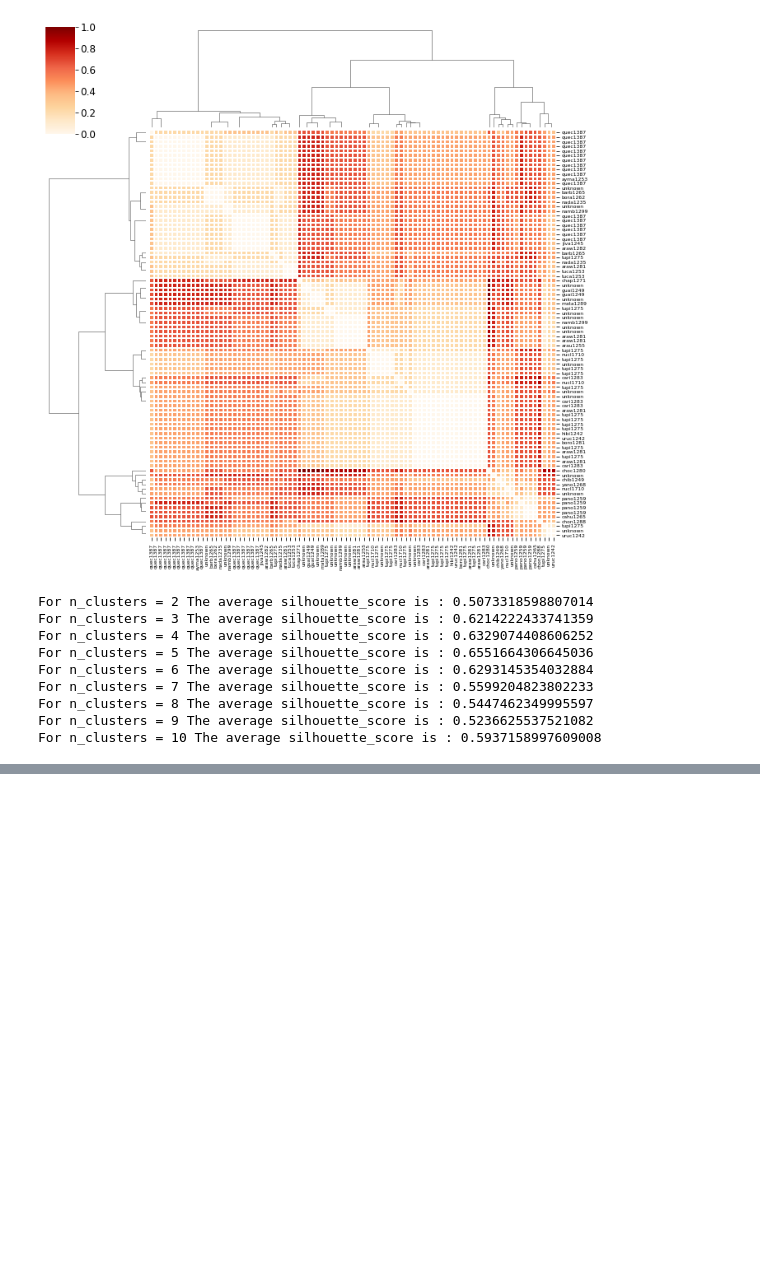
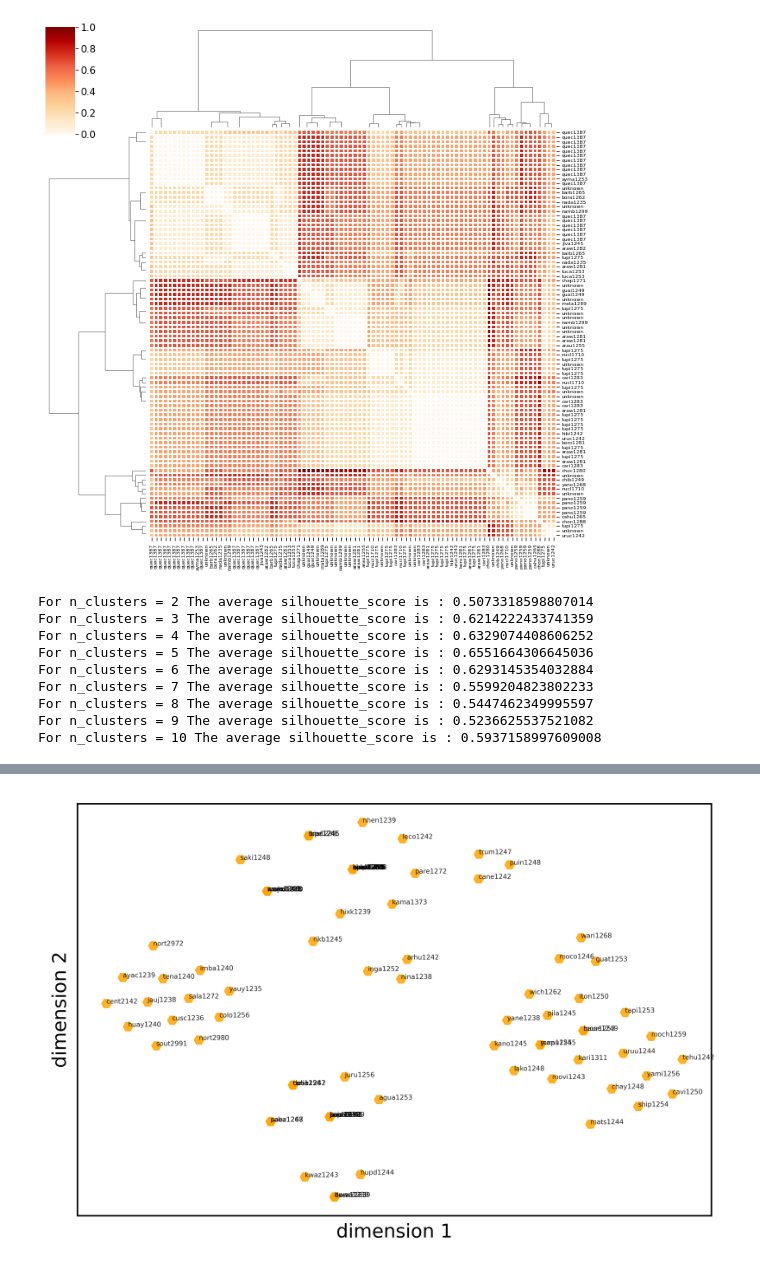
Before and after one commit to javiervz/analisis-datos-magister, a Jupyter notebook: análisis-automático-datos/dimensionalidad/representaciones.ipynb, the cells around one changed output, grey strips where cells are left out. Drawn from its saved outputs; the diff is of its cells as text; code cells hidden in the pictures; blank space fills up the shorter version.

```diff
--- a/análisis-automático-datos/dimensionalidad/representaciones.ipynb
+++ b/análisis-automático-datos/dimensionalidad/representaciones.ipynb
@@ -614,0 +666,7 @@ For n_clusters = 10 The average silhouette_score is : 0.5937158997609008
+# %%
+sails_num = {}
+
+for lengua in sails.keys():
+    D = sails[lengua]
+    D = {key:dict_valores[D[key]] for key in D.keys()}
+    sails_num[lengua]=list(D.values())
@@ -614,0 +677,11 @@ For n_clusters = 10 The average silhouette_score is : 0.5937158997609008
+# %%
+X=[]
+for lengua in sails_num.keys():
+    X+=[list(sails_num[lengua])]
+# %%
+from sklearn.manifold import TSNE
+
+X = TSNE(n_components=2,perplexity=25,init='pca',random_state=0).fit_transform(X)
+# %%
+x=list(zip(*list(X)))[0]
+y=list(zip(*list(X)))[1]
@@ -614,0 +708,26 @@ For n_clusters = 10 The average silhouette_score is : 0.5937158997609008
+# %%
+import matplotlib.pyplot as plt
+
+cmap = plt.get_cmap('RdBu')
+
+fig, ax = plt.subplots(dpi=800)
+
+for lengua in sails_num.keys():
+    i = list(sails_num.keys()).index(lengua)
+    ax.annotate(lengua, color='k', xy=(x[i]-0.0004,y[i]-0.0004), fontsize=3.5, alpha=0.85)
+#        ax.annotate(labels[i], weight='demi', color='k', xy=(x[i]-0.05,y[i]-0.05), fontsize=4, alpha=0.85)
+
+ax.plot([x[i] for i in [list(sails_num.keys()).index(word) for word in sails_num.keys()]],[y[i] for i in [list(sails_num.keys()).index(word) for word in sails_num.keys()]],'H',color='orange',markersize=5,markeredgewidth=0.5,markeredgecolor=None,alpha=0.85,fillstyle='full',clip_on=True)
+
+plt.grid(False)
+#plt.title(str(len(languages))+' languages with '+str(len(keys_comunes))+' features',fontsize=10)
+ax.set_yticks([])
+ax.set_xticks([])
+#plt.legend(loc='best',fontsize=7)
+plt.ylabel(r'dimension 2',fontsize=10)
+plt.xlabel(r'dimension 1',fontsize=10)
+plt.rcParams.update({'font.size': 10})
+#plt.savefig('TSNE_sails.pdf', format='pdf', transparent=True, bbox_inches='tight',dpi=800)
+plt.show()
+# %% [output]
+[figure, added]
```
Also changed, not shown: parts of 8 cells of this notebook.
